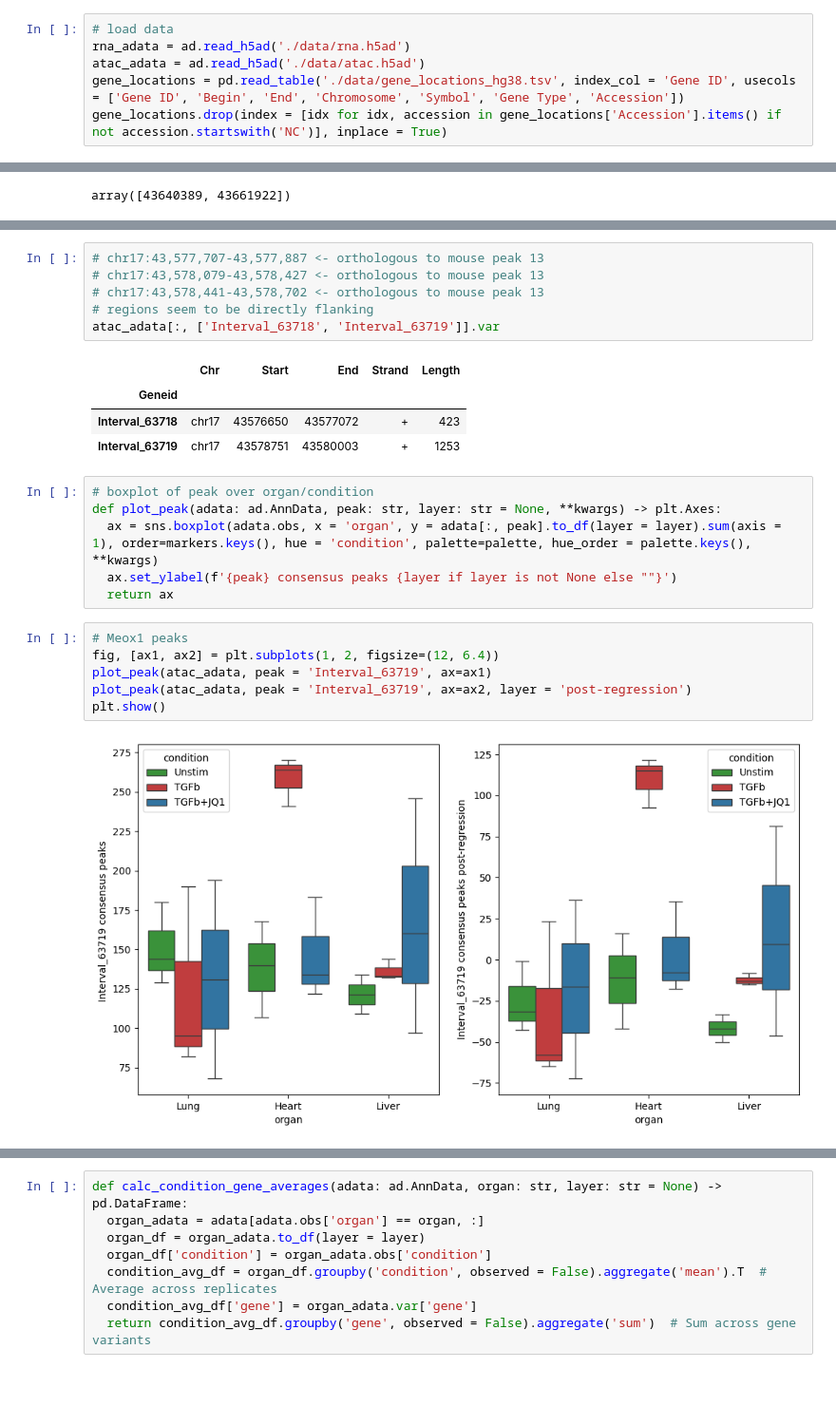
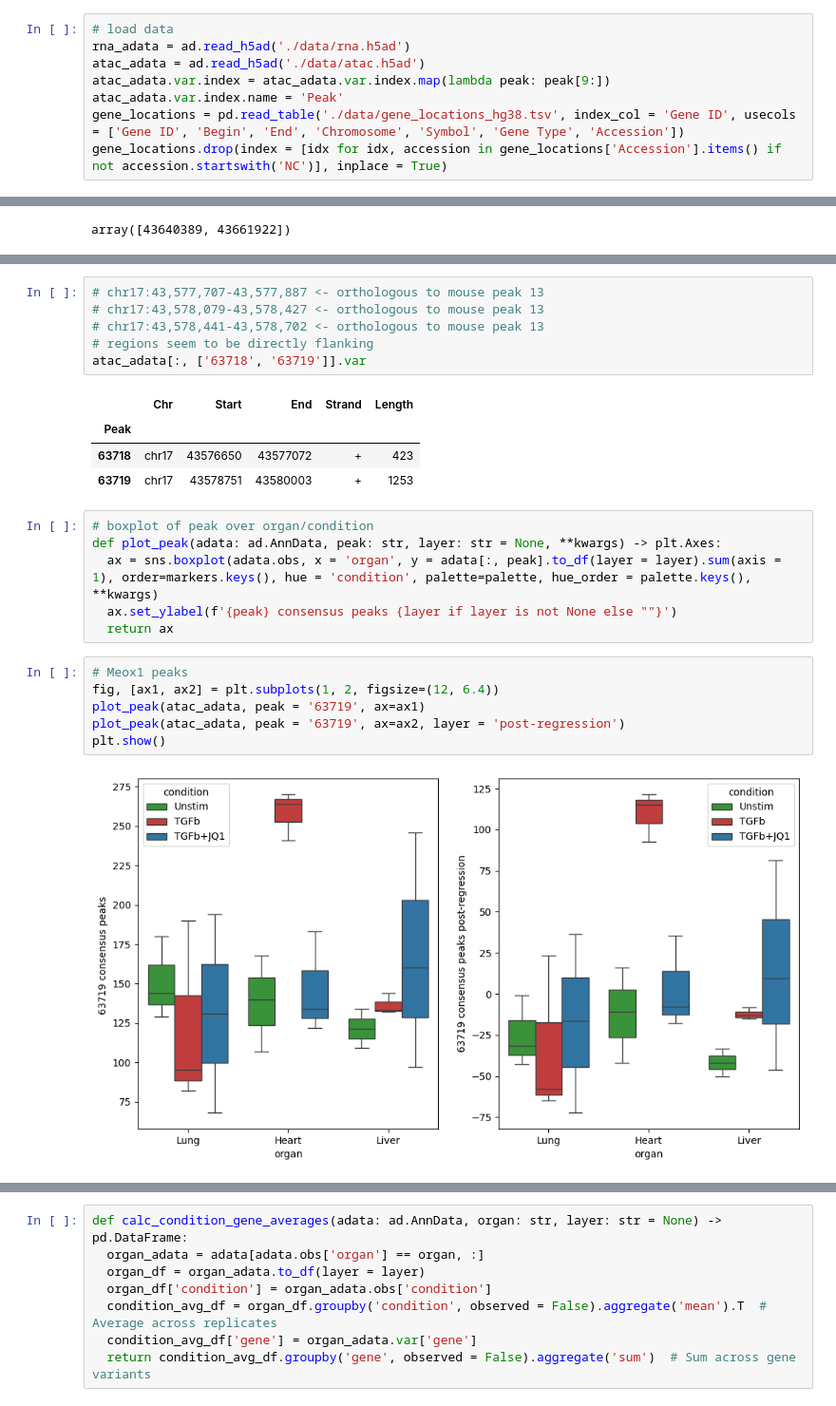
Before and after one commit to pawelab/OrganConditionalFibrosis, a Jupyter notebook: find_genes_peaks.ipynb, the cells around one changed output, grey strips where cells are left out. Shown at 95% size. Cells and saved outputs as stored; diff of their text form.

```diff
--- a/find_genes_peaks.ipynb
+++ b/find_genes_peaks.ipynb
@@ -11,6 +12,8 @@ import anndata as ad
 # load data
 rna_adata = ad.read_h5ad('./data/rna.h5ad')
 atac_adata = ad.read_h5ad('./data/atac.h5ad')
+atac_adata.var.index = atac_adata.var.index.map(lambda peak: peak[9:])
+atac_adata.var.index.name = 'Peak'
 gene_locations = pd.read_table('./data/gene_locations_hg38.tsv', index_col = 'Gene ID', usecols = ['Gene ID', 'Begin', 'End', 'Chromosome', 'Symbol', 'Gene Type', 'Accession'])
 gene_locations.drop(index = [idx for idx, accession in gene_locations['Accession'].items() if not accession.startswith('NC')], inplace = True)
 # %% [markdown]
@@ -109,12 +116,12 @@ atac_adata[:, 'Interval_63720'].var
 # chr17:43,578,079-43,578,427 <- orthologous to mouse peak 13
 # chr17:43,578,441-43,578,702 <- orthologous to mouse peak 13
 # regions seem to be directly flanking
-atac_adata[:, ['Interval_63718', 'Interval_63719']].var
+atac_adata[:, ['63718', '63719']].var
 # %% [output]
 |  | Chr | Start | End | Strand | Length |
-| Geneid |  |  |  |  |  |
-| Interval_63718 | chr17 | 43576650 | 43577072 | + | 423 |
-| Interval_63719 | chr17 | 43578751 | 43580003 | + | 1253 |
+| Peak |  |  |  |  |  |
+| 63718 | chr17 | 43576650 | 43577072 | + | 423 |
+| 63719 | chr17 | 43578751 | 43580003 | + | 1253 |
 # %%
 # boxplot of peak over organ/condition
 def plot_peak(adata: ad.AnnData, peak: str, layer: str = None, **kwargs) -> plt.Axes:
@@ -124,11 +131,11 @@ def plot_peak(adata: ad.AnnData, peak: str, layer: str = None, **kwargs) -> plt.
 # %%
 # Meox1 peaks
 fig, [ax1, ax2] = plt.subplots(1, 2, figsize=(12, 6.4))
-plot_peak(atac_adata, peak = 'Interval_63719', ax=ax1)
-plot_peak(atac_adata, peak = 'Interval_63719', ax=ax2, layer = 'post-regression')
+plot_peak(atac_adata, peak = '63719', ax=ax1)
+plot_peak(atac_adata, peak = '63719', ax=ax2, layer = 'post-regression')
 plt.show()
 # %% [output]
-[figure, old version]
+[figure, new version]
 # %%
 # Meox1 peaks
 fig, [ax1, ax2] = plt.subplots(1, 2, figsize=(12, 6.4))
```
Also changed, not shown: parts of 45 cells of this notebook.
